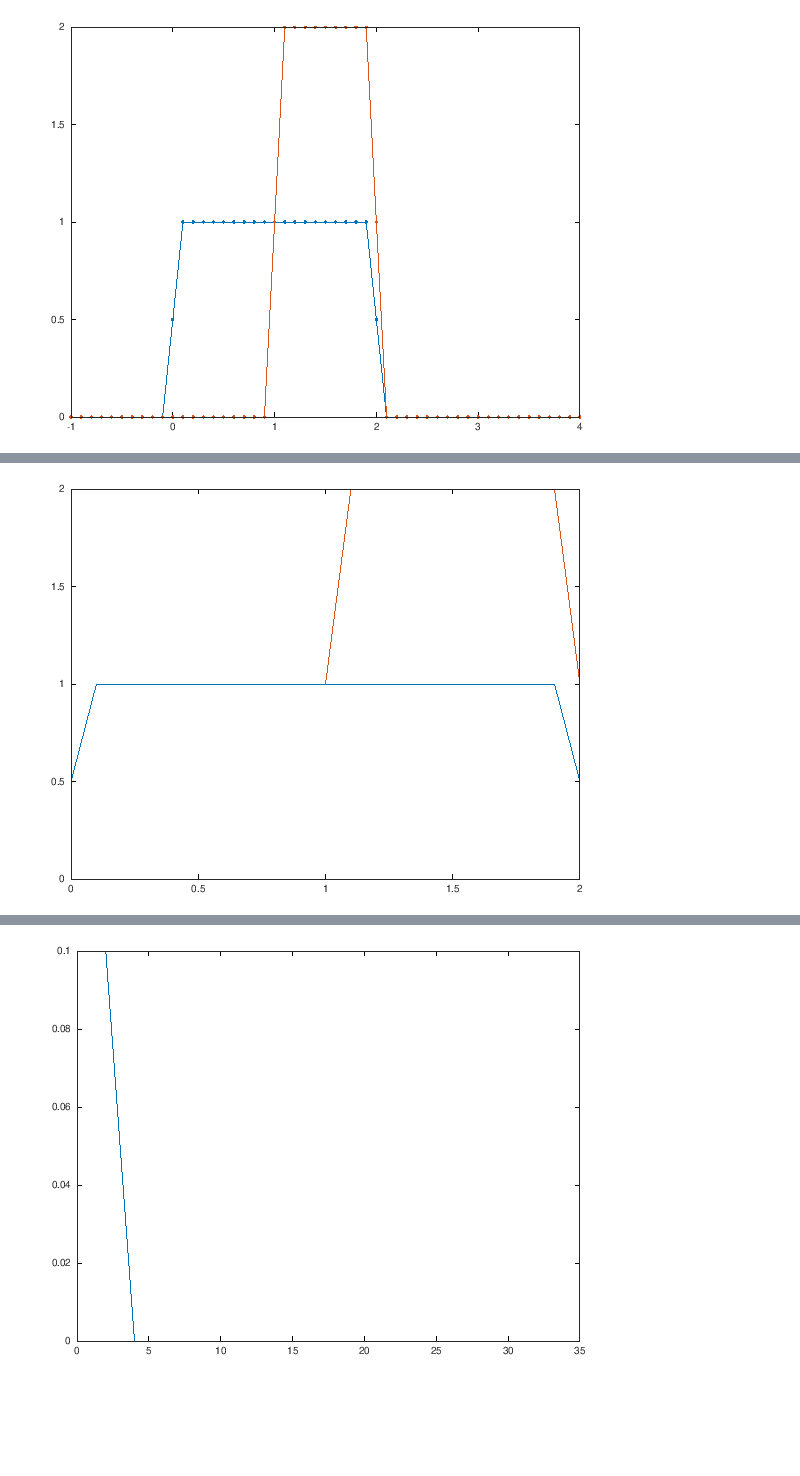
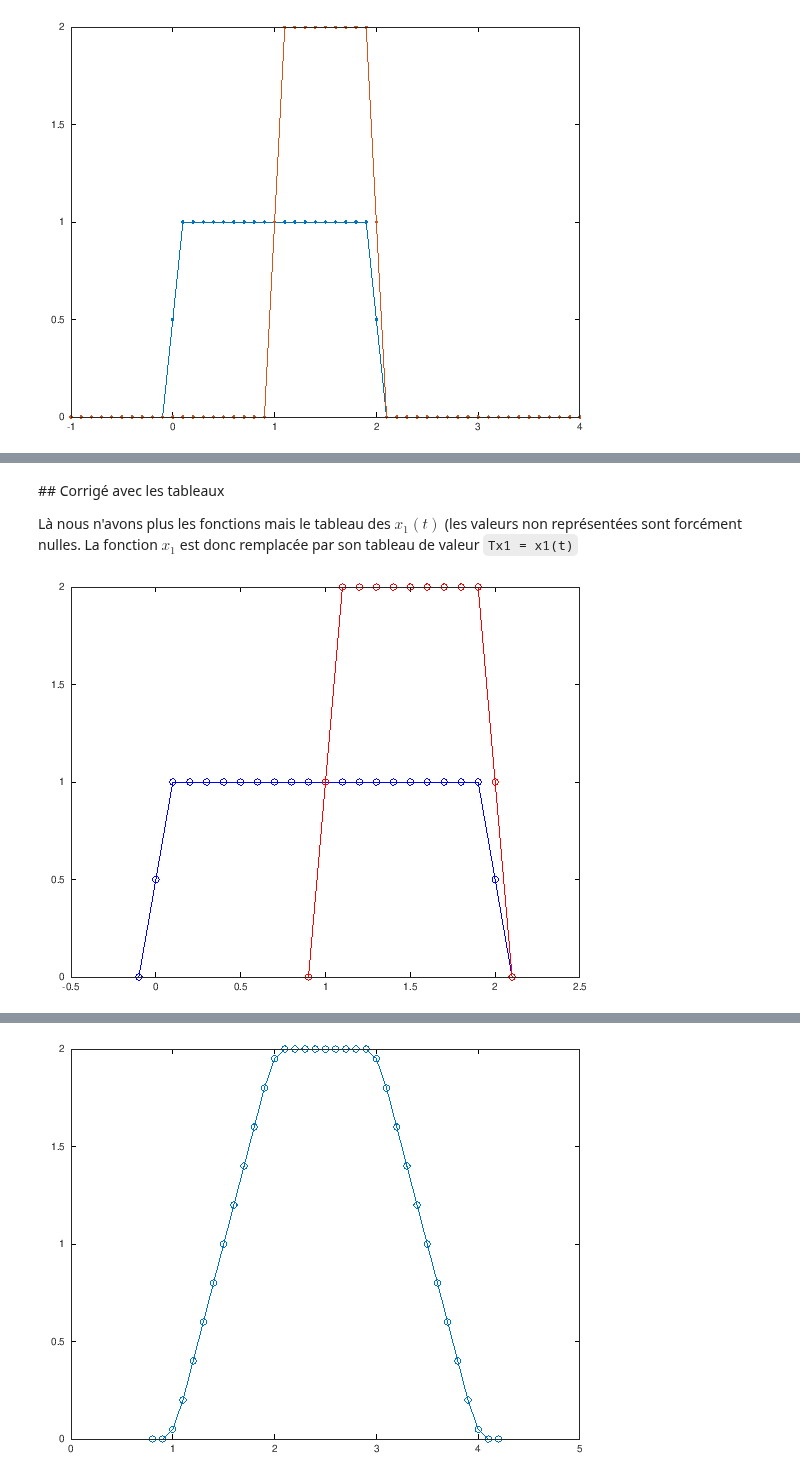
Before and after one commit to balaise31/Signal, a Jupyter notebook: continu/tp/TP2.ipynb, the cells around one changed output, grey strips where cells are left out. Drawn from its saved outputs; the diff is of its cells as text; code cells hidden in the pictures; blank space fills up the shorter version.

Commit message:
Td convolution et TP convolution en mieux

```diff
--- a/continu/tp/TP2.ipynb
+++ b/continu/tp/TP2.ipynb
@@ -80,7 +25,7 @@ plot(t,f_de_t)
 clear all;
 
 eps=0.01;
-u = @(t) (t>eps) +0.5*(abs(t)<=eps) ;
+u = @(t) (t>eps) +0.5*(abs(t)<=eps) ; % on veut pour symétrie u(0)=0.5
 porte = @(t,a,b) u(t-a)-u(t-b);
 x1 = @(t) porte(t,0,2);
 x3 = @(t) 2*porte(t,1,2);
@@ -105,18 +49,38 @@ id = 0
+# %% [markdown]
+## Corrigé avec les tableaux
+
+Là nous n'avons plus les fonctions mais le tableau des $x_1(t)$ (les valeurs non représentées sont forcément nulles. La fonction $x_1$ est donc remplacée par son tableau de valeur `Tx1 = x1(t)`
 # %%
-t1m=0;
-t1M=2;
-t1=t1m:Te:t1M;
-tx1=x1(t1);
-t3m=1;
-t3M=2;
+t1m=0-Te; %t1 min -> avant c'esty forcément nul
+t1M=2+Te; %t1 Max -> après c'est forcément nul
+t1=t1m:Te:t1M; % le vecteur du temps de x1
+Tx1=x1(t1); % le tableau des valeurs de x1 possiblement non nulles.
+N1=length(t1); % le nombre de points de Tx1
+
+t3m=1-Te;
+t3M=2+Te;
 t3=t3m:Te:t3M;
-tx3=x3(t3);
-plot(t1,tx1,t3,tx3)
+N3=length(t3);
+Tx3=x3(t3);
+
+plot(t1,Tx1,'b-o',t3,Tx3,'r-o')
 # %% [output]
-[figure, old version]
+[figure, new version]
 # %%
-for j=1:(length(t1)+length(t3)-1)
-    ttcov(j)= sum(x1(max(1,j-length(x3)):min(length(x1),j)).*x3(max(1,j-length(x1)):-1:min(length(x3),j)))*Te;
+L=N1+N3-1 ; %nombre de points de la sortie pas forcément nuls
+tic
+Ty = zeros(1,L); % tableau des y : la convolution
+
+% On ajoute des retards de x3 pour chaque valeur de x1 à chaque instant tau de x1
+% l'instant tau est repéré par l'indice j d'un tableau
+% j=1 -> première valeur de x1 -> t=t1_min
+% j=N1 -> dernière valeur de x1 -> t=t1 max
+for j=1:N1
+    % On ajoute une réponse x3 d'amplitude x1(tau) retardée d'un temps tau
+    % la tranche j:(j+L3-1) correspond aux instants [tau, tau+longueur de x3] de y
+    Ty(j:(j+N3-1)) = Ty(j:(j+N3-1))   +  Tx1(j) * Tx3 * Te;
 end
-plot(ttcov)
+toc
+t=(0:(L-1))*Te+t1m+t3m;
+plot(t,Ty,'o-')
 # %% [output]
@@ -124 +88 @@ error: product: nonconformant arguments (op1 is 1x0, op2 is 1x2)
-[figure, old version]
+[figure, new version]
```
Also changed, not shown: parts of 11 cells of this notebook, 11 other files.
